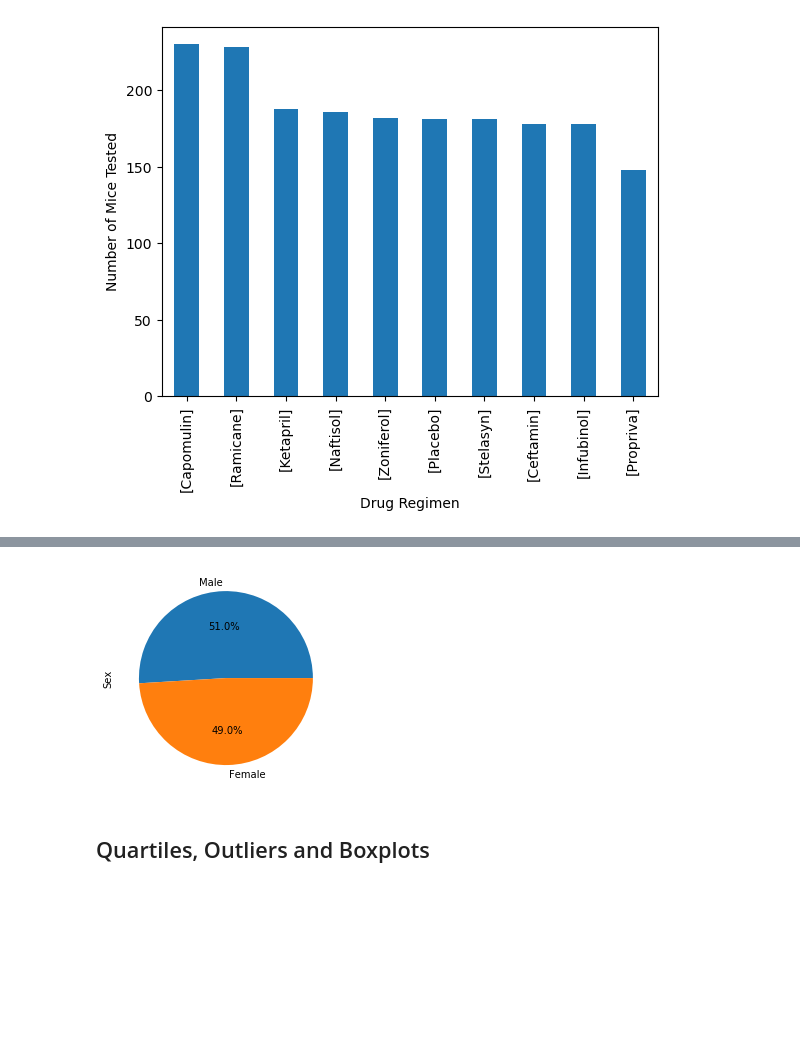
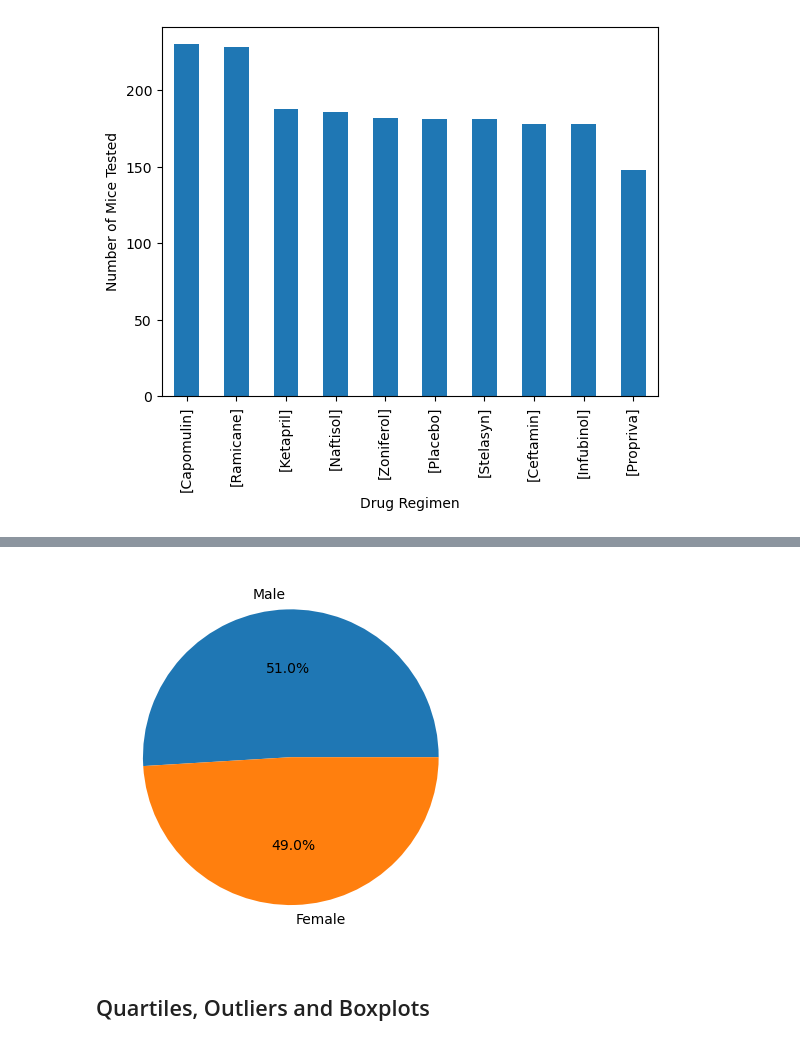
Before and after one commit to truongjo4/matlib-challenge, a Jupyter notebook: Pymaceuticals/main.ipynb, the cells around one changed output, grey strips where cells are left out. Saved outputs shown, nothing was run; the diff lists cells and outputs as text; code cells hidden in the pictures; blank space fills up the shorter version.

```diff
--- a/Pymaceuticals/main.ipynb
+++ b/Pymaceuticals/main.ipynb
@@ -190,3 +196,9 @@ plt.xticks(drug_unique,rotation='vertical')
 # %%
-# Generate a pie plot showing the distribution of female versus male mice using Pandas
+### Generate a pie plot showing the distribution of female versus male mice using Pandas
+# Select gender column and gather counts
+gender = cleaned_df["Sex"].value_counts()
+
+# Generate plot with percentage formatting
+gender.plot.pie(autopct='%1.1f%%')
+plt.show()
 # %% [output]
@@ -194,6 +206,12 @@ plt.xticks(drug_unique,rotation='vertical')
 # %%
-# Generate a pie plot showing the distribution of female versus male mice using pyplot
+### Generate a pie plot showing the distribution of female versus male mice using pyplot
+# Pyplot requires list formatting - extract the 'gender' series from previous answer into list
+labels = gender.index.tolist()
+values = gender.values.tolist()
+
+plt.pie(values, labels=labels, autopct='%1.1f%%')
+plt.show()
 # %% [output]
-[figure, old version]
+[figure, new version]
 # %% [markdown]
 ## Quartiles, Outliers and Boxplots
```
Also changed, not shown: parts of 15 cells of this notebook, 1 other file.
